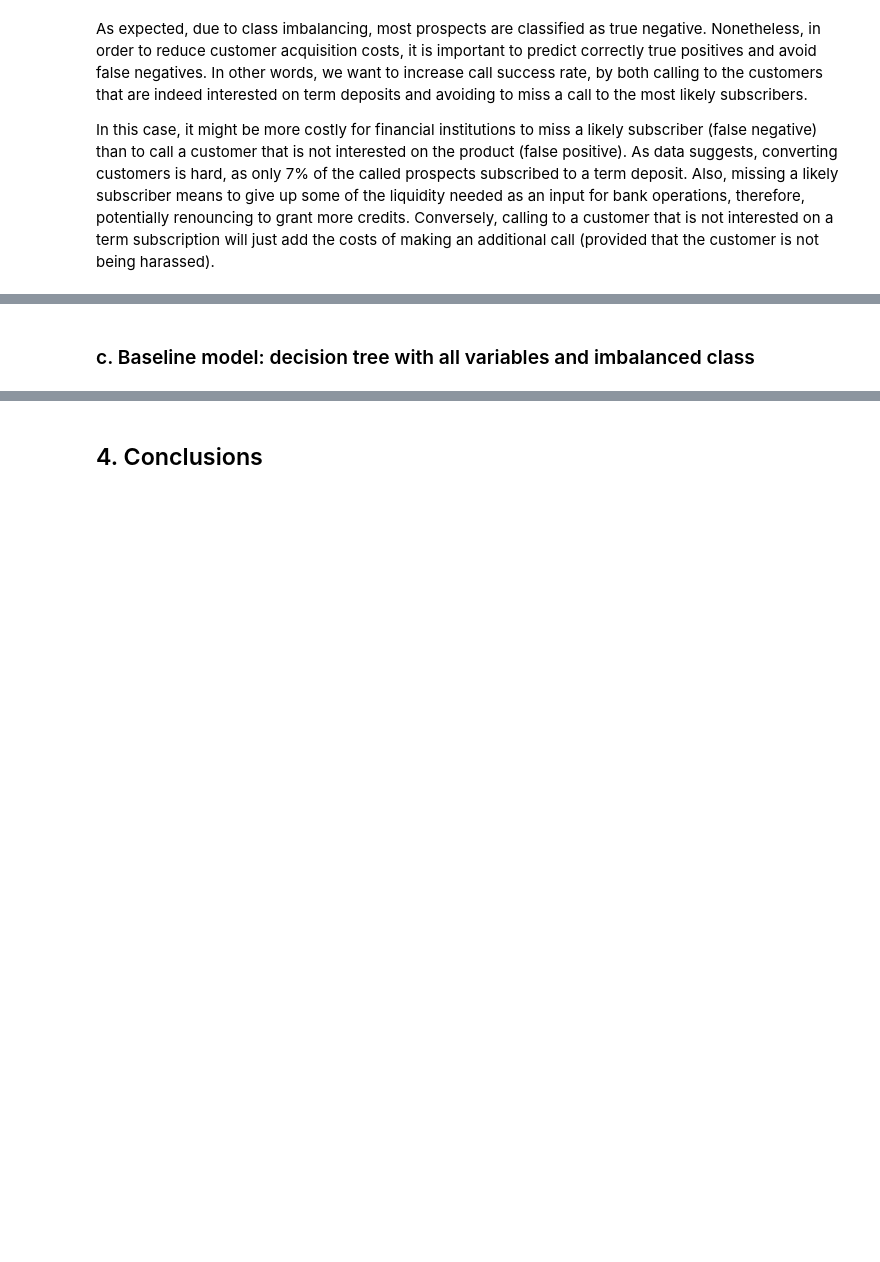
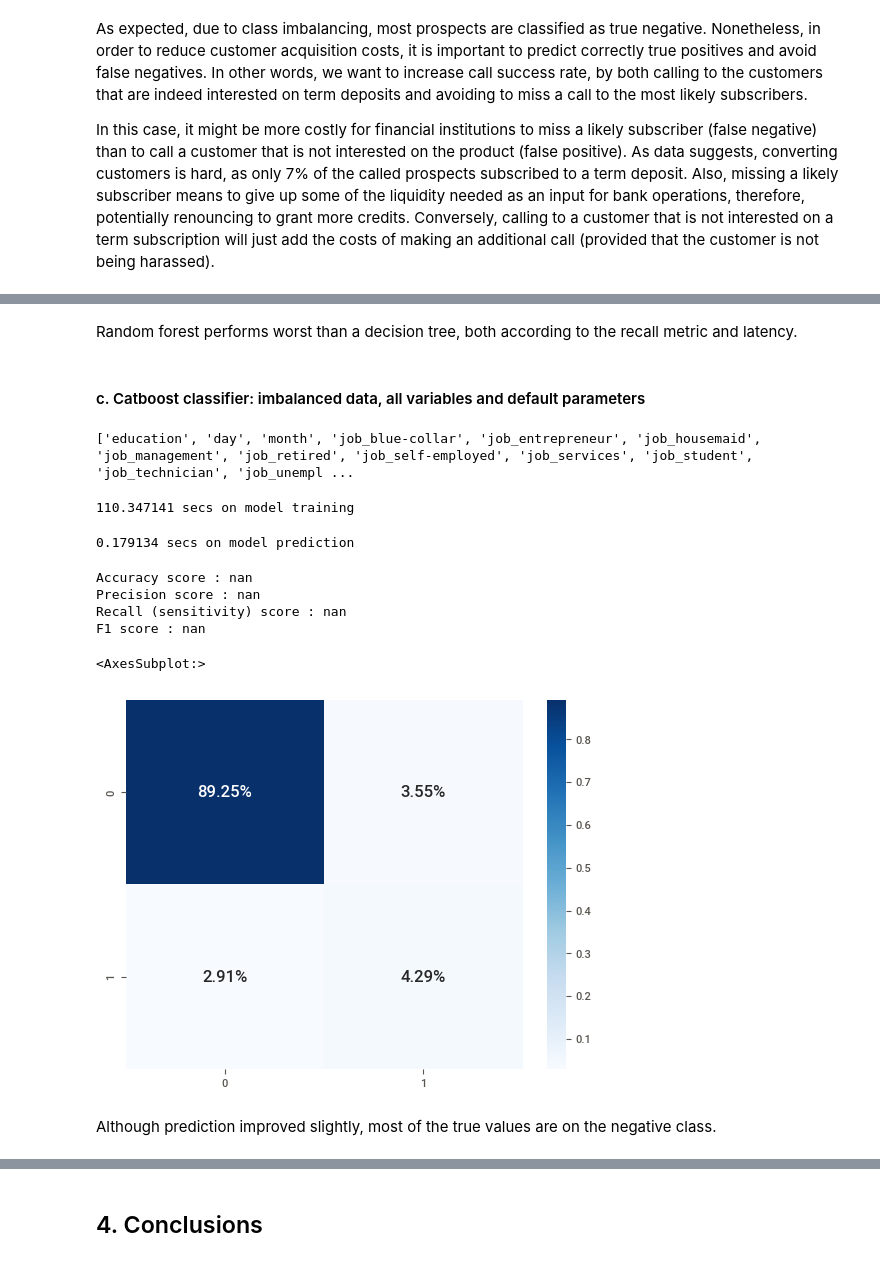
Before and after one commit to mauricio-vasquez/PurchaseIntentPrediction, a Jupyter notebook: Project 2 - PurchaseIntentPrediction.ipynb, the cells around one changed output, grey strips where cells are left out. Drawn from its saved outputs; the diff is of its cells as text; code cells hidden in the pictures; blank space fills up the shorter version.

```diff
--- a/Project 2 - PurchaseIntentPrediction.ipynb
+++ b/Project 2 - PurchaseIntentPrediction.ipynb
@@ -795,2 +763,62 @@ Since the class is highly imbalanced, as well as false negatives are more of hig
+# %% [markdown]
+Random forest performs worst than a decision tree, both according to the recall metric and latency.
 # %% [markdown]
-### c. Baseline model: decision tree with all variables and imbalanced class
+#### c. Catboost classifier: imbalanced data, all variables and default parameters
+# %%
+# Define categorical variables
+cat_features =[ele for ele in X_train.columns.tolist() if ele not in num_cols]
+print(cat_features)
+# %% [output]
+['education', 'day', 'month', 'job_blue-collar', 'job_entrepreneur', 'job_housemaid', 'job_management', 'job_retired', 'job_self-employed', 'job_services', 'job_student', 'job_technician', 'job_unempl ...
+# %%
+cbc = CatBoostClassifier(random_seed=42, logging_level='Silent') # Do not output any logging information.
+
+# Train model and measure latency
+start = time.perf_counter()
+
+cbclf = cbc.fit(X_train,Y_train,
+        cat_features = cat_features,
+        eval_set=(X_test, Y_test)
+       )
+
+end = time.perf_counter() - start
+print('{:.6f} secs on model training'.format(end))
+# %% [output]
+110.347141 secs on model training
+# %%
+# Predict values and measure latency
+start = time.perf_counter()
+y_pred = cbclf.predict(X_test)
+end = time.perf_counter() - start
+print('{:.6f} secs on model prediction'.format(end))
+# %% [output]
+0.179134 secs on model prediction
+# %%
+# Model evaluation:
+    # Training data performance
+
+scoring = {'acc': 'accuracy',
+           'prec_macro': 'precision_macro',
+           'rec_macro': 'recall_macro',
+           'f1_macro': 'f1_macro'}
+
+scores = cross_validate(cbclf, X_train, Y_train, cv=10, scoring=scoring)
+
+print ('Accuracy score : %.3f' % scores['test_acc'].mean())
+print ('Precision score : %.3f' % scores['test_prec_macro'].mean())
+print ('Recall (sensitivity) score : %.3f' % scores['test_rec_macro'].mean())
+print ('F1 score : %.3f' % scores['test_f1_macro'].mean())
+# %% [output]
+Accuracy score : nan
+Precision score : nan
+Recall (sensitivity) score : nan
+F1 score : nan
+# %%
+# Confusion matrix
+cf_matrix = confusion_matrix(Y_test, y_pred)
+sns.heatmap(cf_matrix/np.sum(cf_matrix),annot=True, fmt='.2%', cmap='Blues')
+# %% [output]
+<AxesSubplot:>
+[figure, added]
+# %% [markdown]
+Although prediction improved slightly, most of the true values are on the negative class.
```
Also changed, not shown: parts of 90 cells of this notebook.
